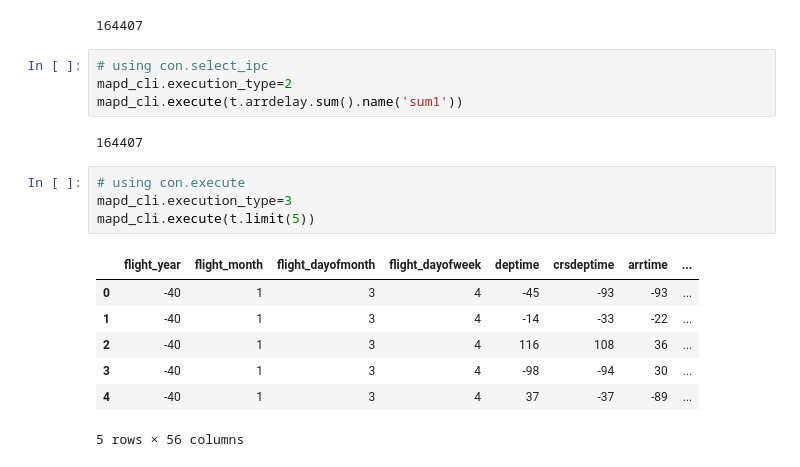
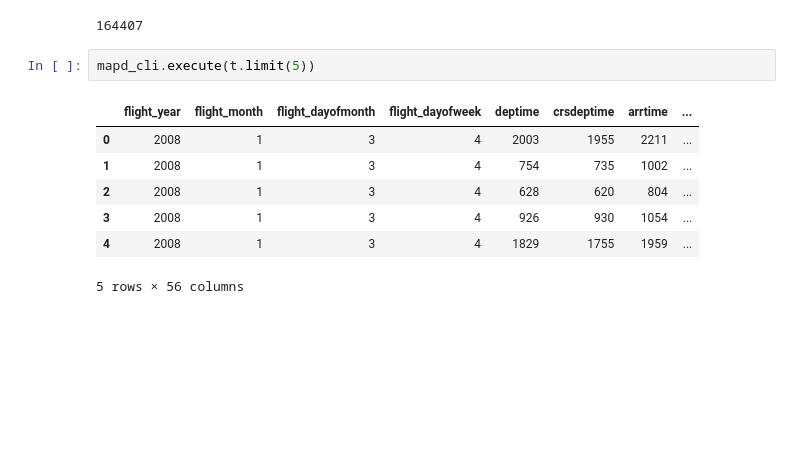
Before and after one commit to Quansight/omnisci, a Jupyter notebook: notebooks/IbisMapD.ipynb, the cells around one changed output. Drawn from its saved outputs; the diff is of its cells as text; blank space fills up the shorter version.

```diff
--- a/notebooks/IbisMapD.ipynb
+++ b/notebooks/IbisMapD.ipynb
@@ -75,21 +78,13 @@ FROM mapd.flights_2008_10k
 mapd_cli.execute(t.arrdelay.sum().name('sum1'))
 # %% [output]
 164407
-# %%
-# using con.select_ipc
-mapd_cli.execution_type=2
-mapd_cli.execute(t.arrdelay.sum().name('sum1'))
-# %% [output]
-164407
 # %%
-# using con.execute
-mapd_cli.execution_type=3
 mapd_cli.execute(t.limit(5))
 # %% [output]
 |  | flight_year | flight_month | flight_dayofmonth | flight_dayofweek | deptime | crsdeptime | arrtime | ... |
-| 0 | -40 | 1 | 3 | 4 | -45 | -93 | -93 | ... |
-| 1 | -40 | 1 | 3 | 4 | -14 | -33 | -22 | ... |
-| 2 | -40 | 1 | 3 | 4 | 116 | 108 | 36 | ... |
-| 3 | -40 | 1 | 3 | 4 | -98 | -94 | 30 | ... |
-| 4 | -40 | 1 | 3 | 4 | 37 | -37 | -89 | ... |
+| 0 | 2008 | 1 | 3 | 4 | 2003 | 1955 | 2211 | ... |
+| 1 | 2008 | 1 | 3 | 4 | 754 | 735 | 1002 | ... |
+| 2 | 2008 | 1 | 3 | 4 | 628 | 620 | 804 | ... |
+| 3 | 2008 | 1 | 3 | 4 | 926 | 930 | 1054 | ... |
+| 4 | 2008 | 1 | 3 | 4 | 1829 | 1755 | 1959 | ... |
 5 rows × 56 columns
```
Also changed, not shown: parts of 7 cells of this notebook.
